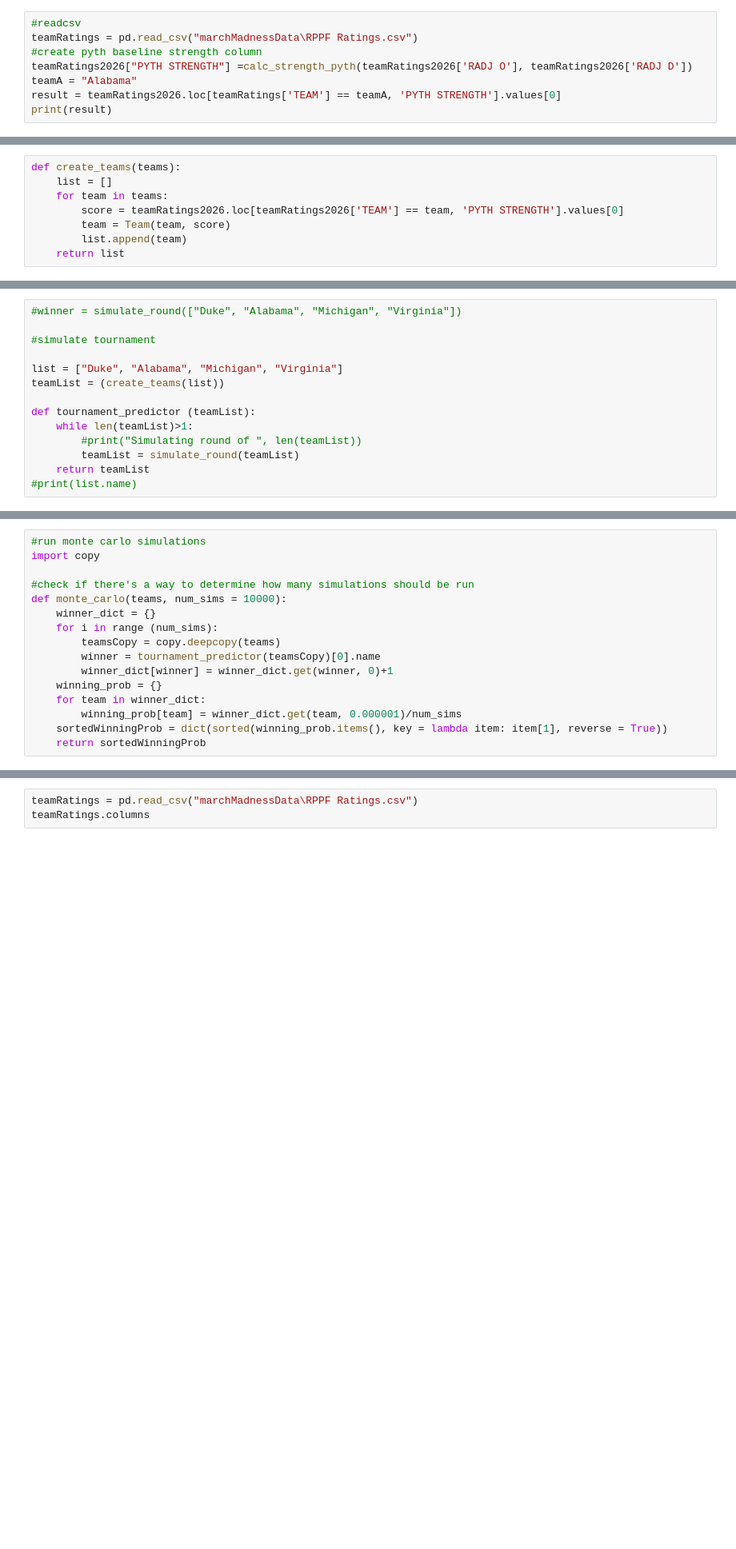
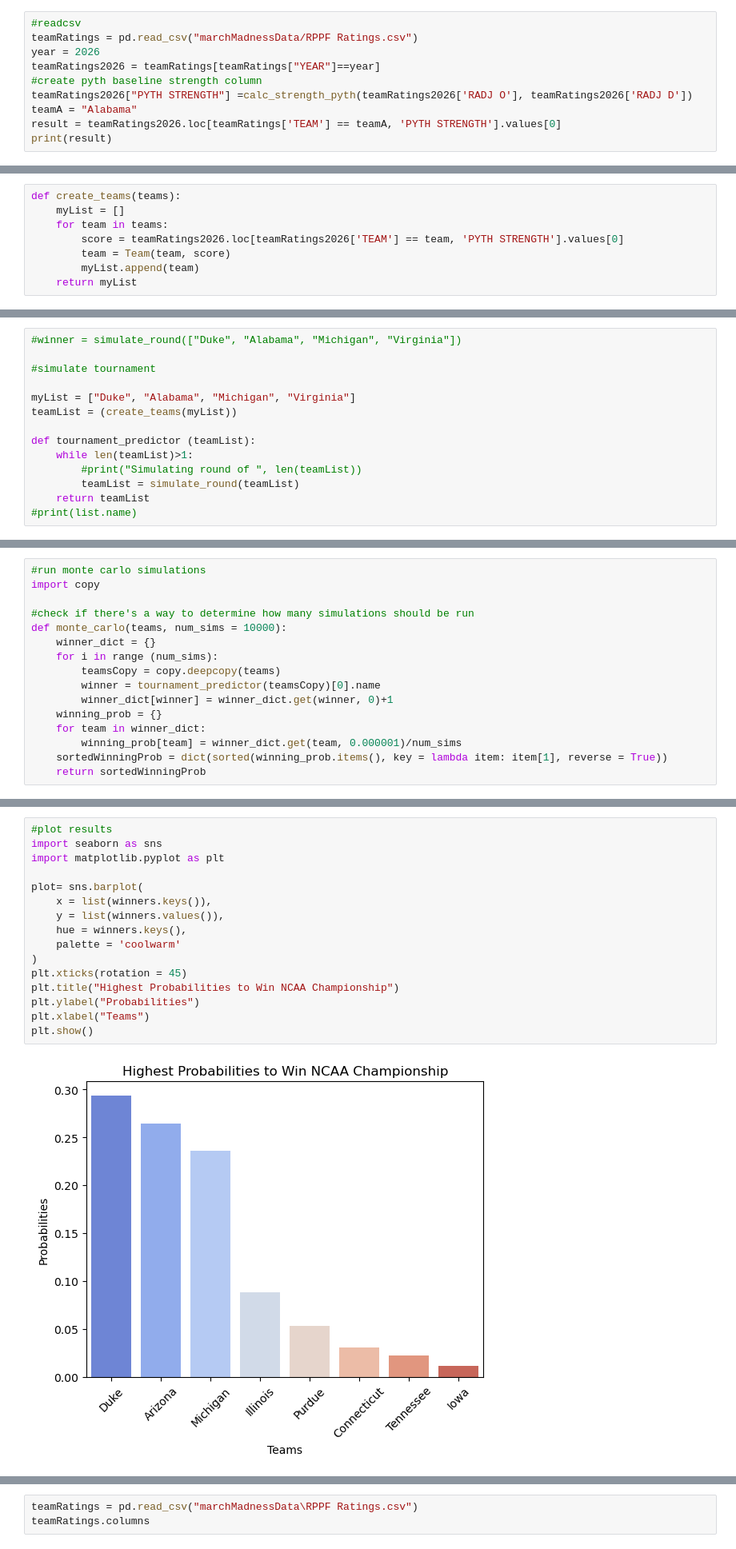
Before and after one commit to morgankay06/marchMadnessPredictor, a Jupyter notebook: simulation.ipynb, the cells around one changed output, grey strips where cells are left out. Shown at 80% size. Saved outputs shown, nothing was run; the diff lists cells and outputs as text; blank space fills up the shorter version.

Commit message:
added plot

```diff
--- a/simulation.ipynb
+++ b/simulation.ipynb
@@ -6,7 +6,9 @@ import pandas as pd
 import random
 # %%
 #readcsv
-teamRatings = pd.read_csv("marchMadnessData\RPPF Ratings.csv")
+teamRatings = pd.read_csv("marchMadnessData/RPPF Ratings.csv")
+year = 2026
+teamRatings2026 = teamRatings[teamRatings["YEAR"]==year]
 #create pyth baseline strength column
 teamRatings2026["PYTH STRENGTH"] =calc_strength_pyth(teamRatings2026['RADJ O'], teamRatings2026['RADJ D'])
 teamA = "Alabama"
@@ -27,12 +29,12 @@ class Team:
         score = functions.calc_strength_pyth(offense, defense)
 # %%
 def create_teams(teams):
-    list = []
+    myList = []
     for team in teams:
         score = teamRatings2026.loc[teamRatings2026['TEAM'] == team, 'PYTH STRENGTH'].values[0]
         team = Team(team, score)
-        list.append(team)
-    return list
+        myList.append(team)
+    return myList
 # %%
 import random
 class Game:
@@ -78,8 +80,8 @@ def simulate_round(teamList):
 
 #simulate tournament
 
-list = ["Duke", "Alabama", "Michigan", "Virginia"]
-teamList = (create_teams(list))
+myList = ["Duke", "Alabama", "Michigan", "Virginia"]
+teamList = (create_teams(myList))
 
 def tournament_predictor (teamList):
     while len(teamList)>1:
@@ -136,3 +138,21 @@ Iowa:  1.56%
+# %%
+#plot results
+import seaborn as sns
+import matplotlib.pyplot as plt
+
+plot= sns.barplot(
+    x = list(winners.keys()),
+    y = list(winners.values()),
+    hue = winners.keys(),
+    palette = 'coolwarm'
+)
+plt.xticks(rotation = 45)
+plt.title("Highest Probabilities to Win NCAA Championship")
+plt.ylabel("Probabilities")
+plt.xlabel("Teams")
+plt.show()
+# %% [output]
+[figure, added]
 # %%
 #test classes
 team1 = Team("Duke", 0.92)
```
Also changed, not shown: parts of 3 cells of this notebook.
